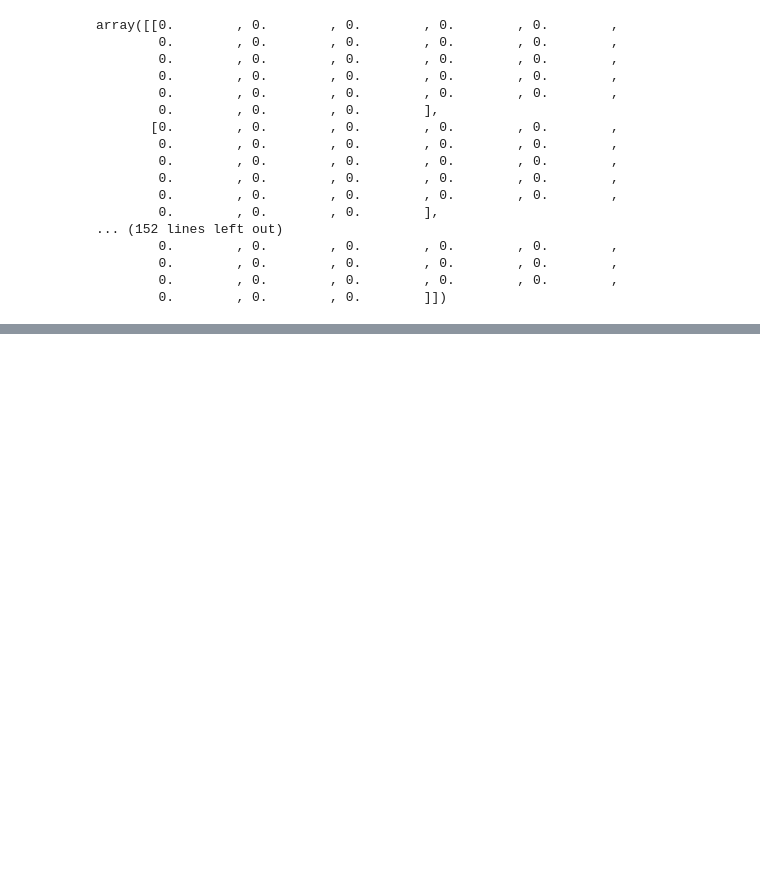
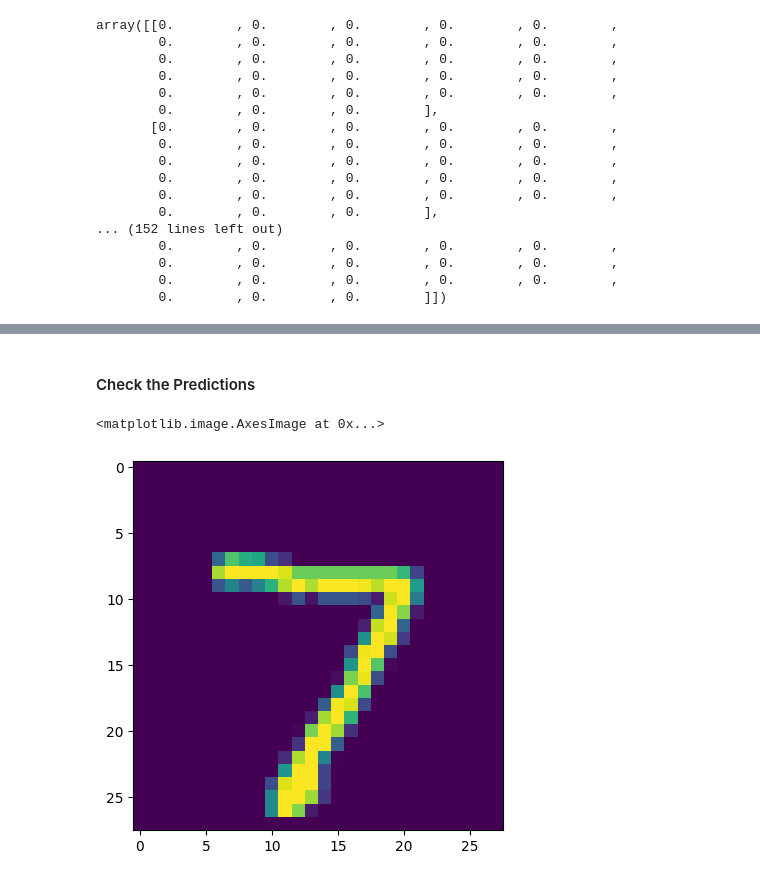
Before and after one commit to MOHIT282/Number-Recoginition-System, a Jupyter notebook: Number Recognition System.ipynb, the cells around one changed output, grey strips where cells are left out. Cells and saved outputs as stored; diff of their text form; code cells hidden in the pictures; blank space fills up the shorter version.

```diff
--- a/Number Recognition System.ipynb
+++ b/Number Recognition System.ipynb
@@ -109,0 +169,7 @@ _________________________________________________________________
+# %% [markdown]
+#### Check the Predictions
+# %%
+plt.imshow(x_test[0])
+# %% [output]
+<matplotlib.image.AxesImage at 0x...>
+[figure, added]
```
Also changed, not shown: parts of 19 cells of this notebook.
